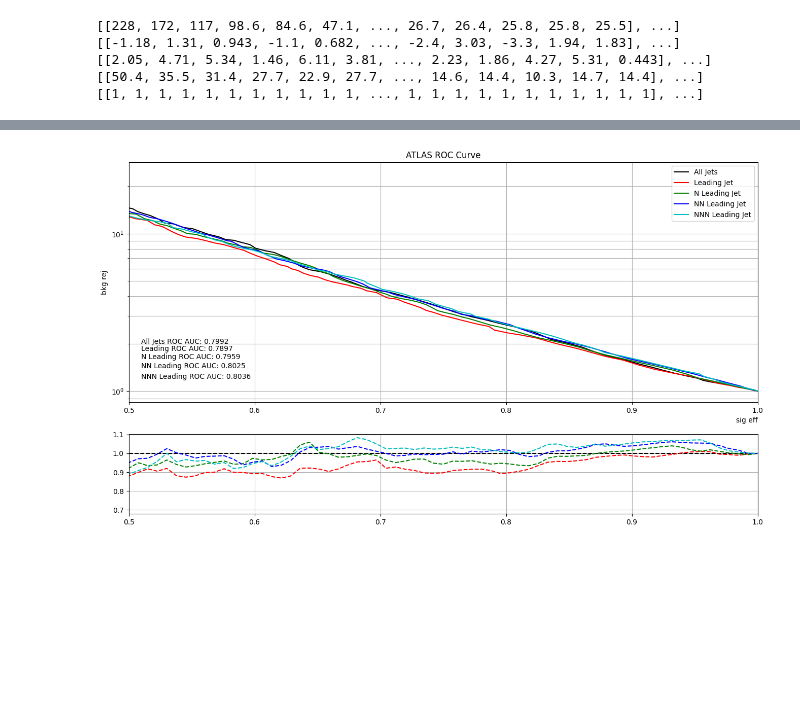
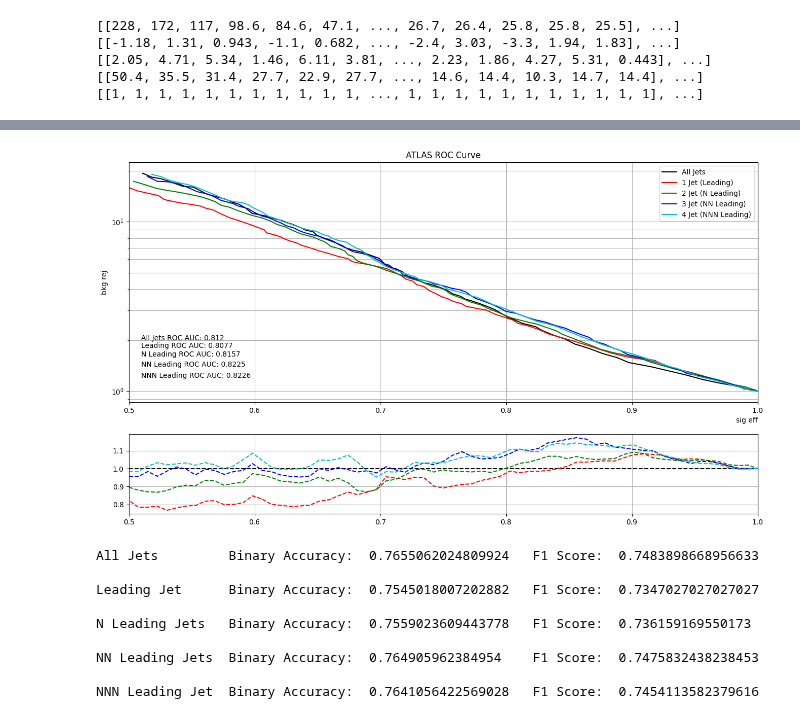
Before and after one commit to LukeV37/Pileup_Project, a Jupyter notebook: analysis/Leading_Jet_Validation.ipynb, the cells around one changed output, grey strips where cells are left out. Saved outputs shown, nothing was run; the diff lists cells and outputs as text; code cells hidden in the pictures; blank space fills up the shorter version.

Commit message:
add metrics

```diff
--- a/analysis/Leading_Jet_Validation.ipynb
+++ b/analysis/Leading_Jet_Validation.ipynb
@@ -16,7 +16,7 @@ from sklearn.metrics import accuracy_score
 from sklearn.metrics import f1_score
 # %%
 # Load signal sample into memory
-with uproot.open("../pythia/output/dataset_zprime_mu60_NumEvents10000_MinJetpT25.root:fastjet") as f:
+with uproot.open("./ntuples/pufr_raw_ttbar/dataset_mu60_ztt1000_10k.root:fastjet") as f:
     jet_pt_sig = f["jet_pt"].array()
     jet_eta_sig = f["jet_eta"].array()
     jet_phi_sig = f["jet_phi"].array()
@@ -24,7 +24,7 @@ with uproot.open("../pythia/output/dataset_zprime_mu60_NumEvents10000_MinJetpT25
     jet_label_sig = ak.ones_like(jet_pt_sig)
 
 # Load background sample into memory
-with uproot.open("../pythia/output/dataset_ttbar_mu60_NumEvents10000_MinJetpT25.root:fastjet") as f:
+with uproot.open("./ntuples/pufr_raw_ttbar/dataset_mu60_ttbar_10k.root:fastjet") as f:
     jet_pt_bkg = f["jet_pt"].array()
     jet_eta_bkg = f["jet_eta"].array()
     jet_phi_bkg = f["jet_phi"].array()
@@ -460,24 +460,30 @@ def get_predictions(model, data):
         l_pred = model(X_test[event].to(device))
         label_pred.append(l_pred.detach().cpu().numpy())
     label_pred = np.array(label_pred)
-    x,y, thresholds = ATLAS_roc(y_test, label_pred)
-    AUC = roc_auc_score(y_test, label_pred)
+    return label_pred
 
-    return x,y,thresholds,AUC
-
-    ax1.plot(x1,y1, label="BCE Loss Only",color='k')
-    AUC = "Baseline ROC AUC: " + str(round(roc_auc_score(label_test, label_pred_baseline),4))
-    ax1.text(0.51,1.6,AUC)
-
-
+def get_metrics(y_true, y_pred, threshold):
+    y_Pred = y_pred > threshold
+    x,y, thresholds = ATLAS_roc(y_true, y_pred)
+    AUC = roc_auc_score(y_true, y_pred)
+    BA = accuracy_score(y_true, y_Pred)
+    f1 = f1_score(y_true, y_Pred)
+    return x,y,AUC,BA,f1
 
 fig, (ax1, ax2) = plt.subplots(2,1,figsize=(16,9), gridspec_kw={'height_ratios': [3, 1]})
 
-x1,y1,th1,AUC1 = get_predictions(All_Jets, [All_Jets_test, y_test])
-x2,y2,th2,AUC2 = get_predictions(Leading_Jet, [Leading_test, y_test])
-x3,y3,th3,AUC3 = get_predictions(N_Leading_Jet, [N_Leading_test, y_test])
-x4,y4,th4,AUC4 = get_predictions(NN_Leading_Jet, [NN_Leading_test, y_test])
-x5,y5,th5,AUC5 = get_predictions(NNN_Leading_Jet, [NNN_Leading_test, y_test])
+all_pred = get_predictions(All_Jets, [All_Jets_test, y_test])
+leading_pred = get_predictions(Leading_Jet, [Leading_test, y_test])
+N_leading_pred = get_predictions(N_Leading_Jet, [N_Leading_test, y_test])
+NN_leading_pred = get_predictions(NN_Leading_Jet, [NN_Leading_test, y_test])
+NNN_leading_pred = get_predictions(NNN_Leading_Jet, [NNN_Leading_test, y_test])
+
+x1,y1,AUC1,BA1,f11 = get_metrics(y_test, all_pred, 0.5)
+x2,y2,AUC2,BA2,f12 = get_metrics(y_test, leading_pred, 0.5)
+x3,y3,AUC3,BA3,f13 = get_metrics(y_test, N_leading_pred, 0.5)
+x4,y4,AUC4,BA4,f14 = get_metrics(y_test, NN_leading_pred, 0.5)
+x5,y5,AUC5,BA5,f15 = get_metrics(y_test, NNN_leading_pred, 0.5)
+
 
 ax1.set_title("ATLAS ROC Curve")
 ax1.set_xlabel("sig eff",loc='right')
@@ -487,43 +493,62 @@ ax1.plot(x1,y1, label="All Jets",color='k')
 AUC1 = "All Jets ROC AUC: " + str(round(AUC1,4))
 ax1.text(0.51,2.0,AUC1)
 
-ax1.plot(x2,y2, label="Leading Jet",color='r')
+ax1.plot(x2,y2, label="1 Jet (Leading)",color='r')
 AUC2 = "Leading ROC AUC: " + str(round(AUC2,4))
 ax1.text(0.51,1.8,AUC2)
 
-ax1.plot(x3,y3, label="N Leading Jet",color='g')
+ax1.plot(x3,y3, label="2 Jet (N Leading)",color='g')
 AUC3 = "N Leading ROC AUC: " + str(round(AUC3,4))
 ax1.text(0.51,1.6,AUC3)
 
-ax1.plot(x4,y4, label="NN Leading Jet",color='b')
+ax1.plot(x4,y4, label="3 Jet (NN Leading)",color='b')
 AUC4 = "NN Leading ROC AUC: " + str(round(AUC4,4))
 ax1.text(0.51,1.4,AUC4)
 
-ax1.plot(x5,y5, label="NNN Leading Jet",color='c')
+ax1.plot(x5,y5, label="4 Jet (NNN Leading)",color='c')
 AUC5 = "NNN Leading ROC AUC: " + str(round(AUC5,4))
 ax1.text(0.51,1.2,AUC5)
 
 # Plot ratio plot
 x = 1-np.flip(th1)
 ratio1 = np.interp(x,np.flip(x1),np.flip(y1))/np.interp(x,np.flip(x1),np.flip(y1))
 ratio2 = np.interp(x,np.flip(x2),np.flip(y2))/np.interp(x,np.flip(x1),np.flip(y1))
 ratio3 = np.interp(x,np.flip(x3),np.flip(y3))/np.interp(x,np.flip(x1),np.flip(y1))
 ratio4 = np.interp(x,np.flip(x4),np.flip(y4))/np.interp(x,np.flip(x1),np.flip(y1))
 ratio5 = np.interp(x,np.flip(x5),np.flip(y5))/np.interp(x,np.flip(x1),np.flip(y1))
 
 ax2.plot(x,ratio1,linestyle='--',color='k')
 ax2.plot(x,ratio2,linestyle='--',color='r')
 ax2.plot(x,ratio3,linestyle='--',color='g')
 ax2.plot(x,ratio4,linestyle='--',color='b')
 ax2.plot(x,ratio5,linestyle='--',color='c')
 
 # General Plot Settings
 ax1.legend()
 ax1.set_yscale('log')
 ax1.grid(which='both')
 ax2.grid(which='both')
 ax1.set_xlim(0.5,1)
 ax2.set_xlim(0.5,1)
 plt.show()
+
+print("All Jets\t","Binary Accuracy: ", BA1, "\tF1 Score: ", f11)
+print("")
+print("Leading Jet\t","Binary Accuracy: ", BA2, "\tF1 Score: ", f12)
+print("")
+print("N Leading Jets\t","Binary Accuracy: ", BA3, "\tF1 Score: ", f13)
+print("")
+print("NN Leading Jets\t","Binary Accuracy: ", BA4, "\tF1 Score: ", f14)
+print("")
+print("NNN Leading Jet\t","Binary Accuracy: ", BA5, "\tF1 Score: ", f15)
 # %% [output]
-[figure, old version]
+[figure, new version]
+All Jets         Binary Accuracy:  0.7655062024809924   F1 Score:  0.7483898668956633
+
+Leading Jet      Binary Accuracy:  0.7545018007202882   F1 Score:  0.7347027027027027
+
+N Leading Jets   Binary Accuracy:  0.7559023609443778   F1 Score:  0.736159169550173
+
+NN Leading Jets  Binary Accuracy:  0.764905962384954    F1 Score:  0.7475832438238453
+
+NNN Leading Jet  Binary Accuracy:  0.7641056422569028   F1 Score:  0.7454113582379616
```
Also changed, not shown: parts of 5 cells of this notebook.
